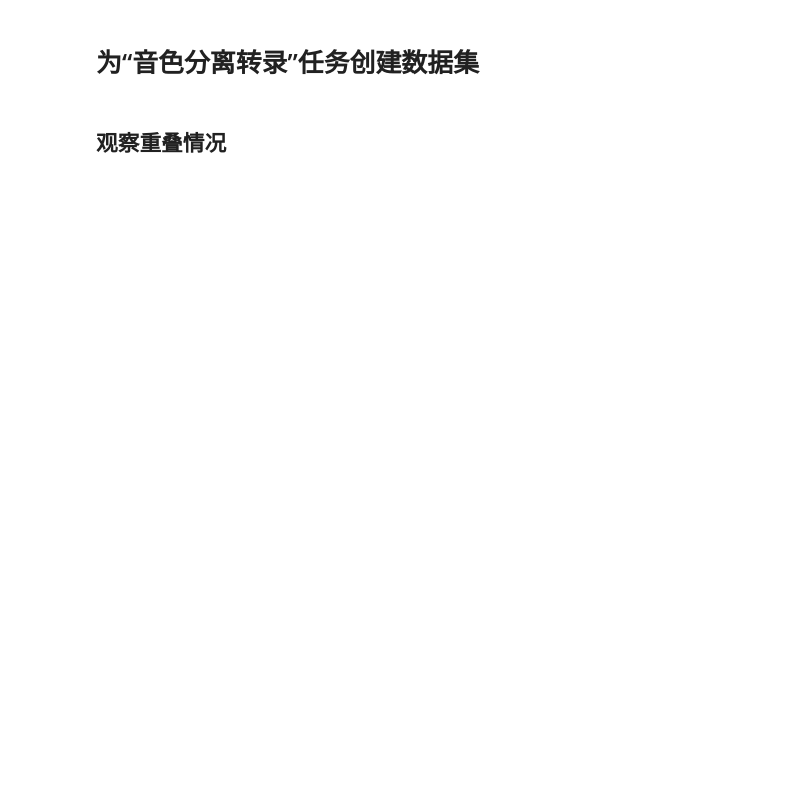
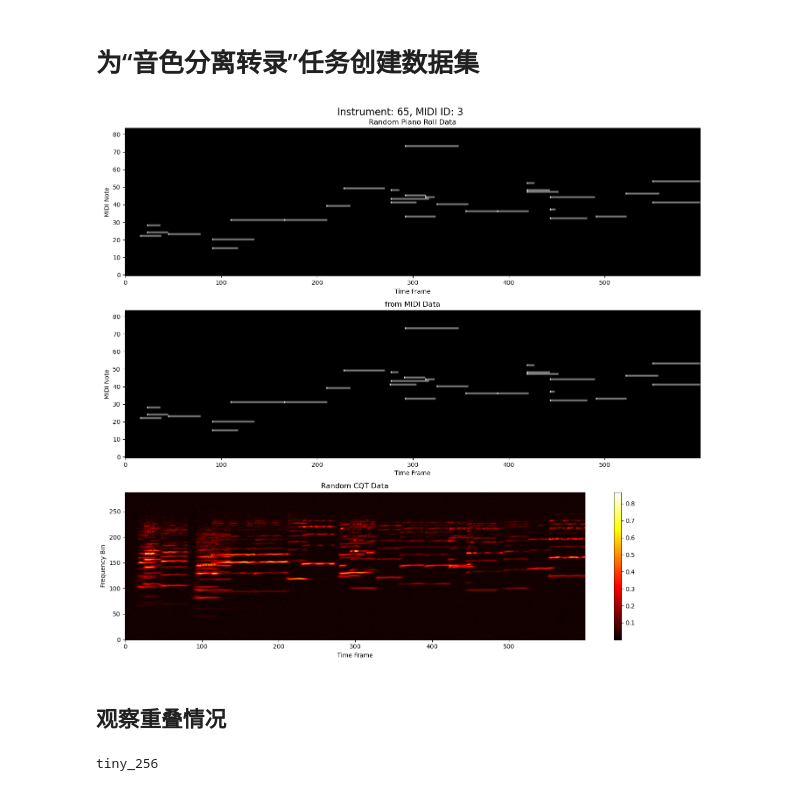
Before and after one commit to madderscientist/timbreAMT, a Jupyter notebook: data/septimbre/make_sep.ipynb, the cells around one changed output. Cells and saved outputs as stored; diff of their text form; code cells hidden in the pictures; blank space fills up the shorter version.

```diff
--- a/data/septimbre/make_sep.ipynb
+++ b/data/septimbre/make_sep.ipynb
@@ -18,24 +36,6 @@ with open('../../model/config.toml', 'br') as f:
 s_per_frame = CQTconfig['hop'] / CQTconfig['fs']
 piece_len = frames * s_per_frame
 print(s_per_frame, piece_len)
-# %%
-# 总文件夹
-output_dir = 'small_256_v2'
-
-# 基本配置
-instrument = [19, 4, 107, 41, 93, 14, 53, 77, 80]
-midi_num = 12
-octave_weight = [1, 3, 5, 6, 5, 3, 1]
-frames = 900
-
-do_CQT = True
-# CQT配置
-import tomllib
-with open('../../model/config.toml', 'br') as f:
-    CQTconfig = tomllib.load(f)['CQT']
-s_per_frame = CQTconfig['hop'] / CQTconfig['fs']
-piece_len = frames * s_per_frame
-print(s_per_frame, piece_len)
 # %%
 import os
 from gen import Notes
@@ -52,9 +52,10 @@ from model.layers import EnergyNorm
 # %%
 generator = Notes(
     octave_weight = octave_weight,
-    len_range = (4, 135),
+    len_range = (5, 135),
     len_mean = 32,
-    len_sigma = -1
+    len_sigma = -1,
+    offset_mean = 0
 )
 s = Synth(CQTconfig['fs'], gain = 0.7)
 cqt = CQTsmall_fir(
@@ -74,18 +75,24 @@ if not os.path.exists(output_dir):
     os.mkdir(output_dir)
 
 for inst in instrument:
-    sub_dir = os.path.join(output_dir, f"inst{inst}")
+    if isinstance(inst, list):
+        inst_folder_name = "_".join(map(str, inst))
+    else:
+        inst_folder_name = str(inst)
+        inst = [inst]
+    sub_dir = os.path.join(output_dir, f"inst{inst_folder_name}")
     if not os.path.exists(sub_dir):
         os.mkdir(sub_dir)
+
     for midi_id in range(midi_num):
         np_name = os.path.join(sub_dir, f"{midi_id}.npy")
         midi_name = os.path.join(sub_dir, f"{midi_id}.mid")
         wav_name = os.path.join(sub_dir, f"{midi_id}.wav")
 
-        np_midi = generator.generate(frames, 0.16, 0.5)
+        np_midi = generator.generate(frames, 0.14, 0.6)
         np.save(np_name, np_midi)
         midi_randomize(
-            numpy2midi(np_midi, s_per_frame, time_first=False, random=True, instrument=inst),
+            numpy2midi(np_midi, s_per_frame, time_first=False, random=True, instrument=inst[midi_id % len(inst)]),
             velocity_range=(46, 120),
             pitch_range=(-1000, 1000),
         ).save(midi_name)
@@ -105,8 +112,12 @@ import matplotlib.pyplot as plt
 from utils.midiarray import midi2numpy
 import numpy as np
 
+if isinstance(instrument[0], list):
+    instrument_folder_name = ["_".join(map(str, inst)) for inst in instrument]
+else:
+    instrument_folder_name = [str(inst) for inst in instrument]
 # 随机选择一个乐器和序号
-random_inst = np.random.choice(instrument)
+random_inst = np.random.choice(instrument_folder_name)
 random_midi_id = np.random.randint(midi_num)
 
 # 打开对应的npy文件
@@ -130,33 +141,35 @@ else:
 # 设置总标题
 plt.figure(figsize=(14, 38))
 plt.suptitle(f'Instrument: {random_inst}, MIDI ID: {random_midi_id}', fontsize=16)
 
 # 绘制random_np_midi
 plt.subplot(3, 1, 1)
 plt.imshow(random_np_midi, aspect='auto', origin='lower', cmap='gray')
 plt.title('Random Piano Roll Data')
 plt.xlabel('Time Frame')
 plt.ylabel('MIDI Note')
 plt.gcf().set_size_inches(14, 12)  # 设置图像大小
 
 plt.subplot(3, 1, 2)
 plt.imshow(frommidi, aspect='auto', origin='lower', cmap='gray')
 plt.title('from MIDI Data')
 plt.xlabel('Time Frame')
 plt.ylabel('MIDI Note')
 plt.gcf().set_size_inches(14, 12)  # 设置图像大小
 
 # 绘制random_cqt
 plt.subplot(3, 1, 3)
 plt.imshow(random_cqt, aspect='auto', origin='lower', cmap='hot')
 plt.title('Random CQT Data')
 plt.xlabel('Time Frame')
 plt.ylabel('Frequency Bin')
 plt.gcf().set_size_inches(14, 13)  # 设置图像大小
 plt.colorbar()
 
 plt.tight_layout()
 plt.show()
+# %% [output]
+[figure, added]
 # %%
 # 没有CQT的可视化
 # 观察数据
@@ -222,8 +239,7 @@ Audio(waveform_noisy.numpy(), rate=sample_rate)
 # %%
 from pathlib import Path
 import os
-# view_folder = Path(output_dir)
-view_folder = Path('small_256')
+view_folder = Path(output_dir)
 print(view_folder)
 dirs = os.listdir(view_folder)
 files_count = len([f for f in os.listdir(view_folder / dirs[0]) if f.endswith('.wav')])
@@ -231,6 +247,8 @@ files_count = len([f for f in os.listdir(view_folder / dirs[0]) if f.endswith('.
 import random
 import numpy as np
 import matplotlib.pyplot as plt
+# %% [output]
+tiny_256
 # %%
 selected_dirs = random.sample(dirs, 2)
 midis = []
```
Also changed, not shown: parts of 4 cells of this notebook, 46 other files.
